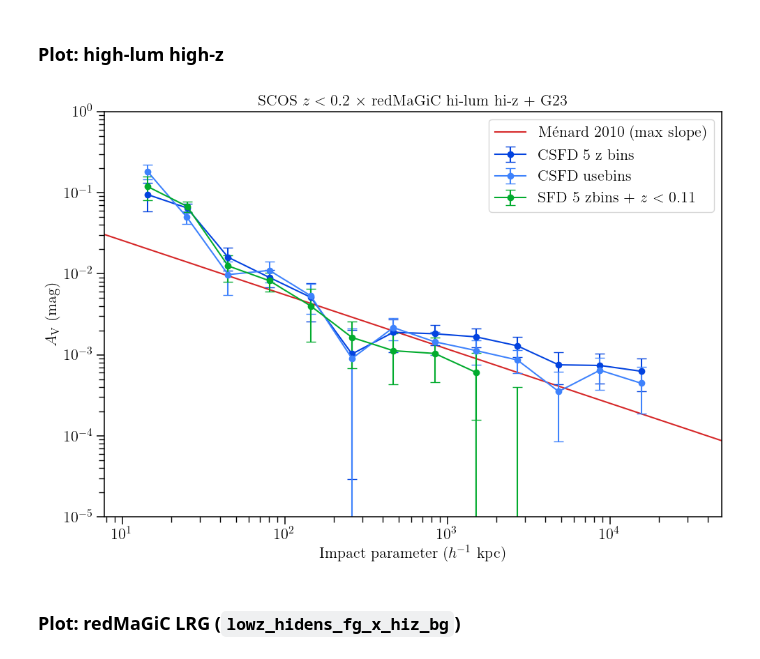
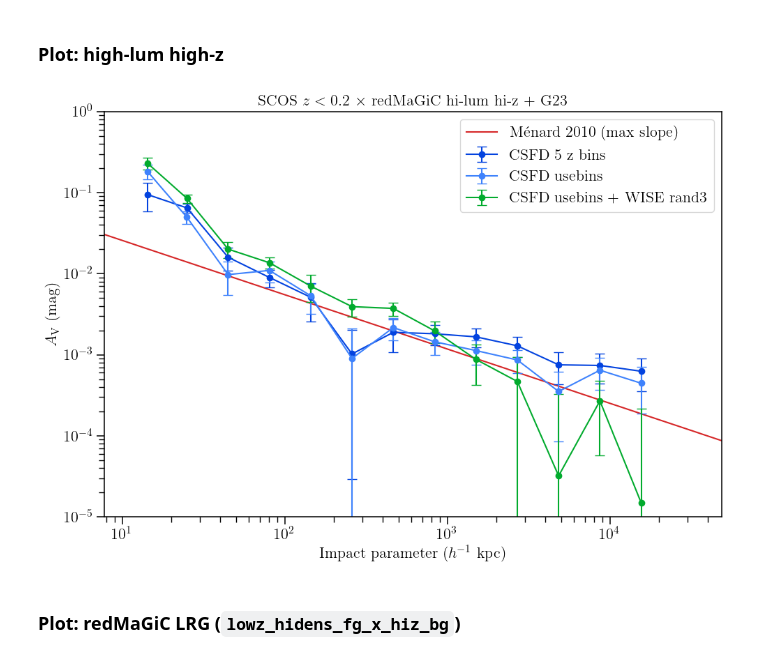
Before and after one commit to mcclearyj/dusthalos, a Jupyter notebook: writeup/csfd_dust_plots.ipynb, the cells around one changed output. Drawn from its saved outputs; the diff is of its cells as text; code cells hidden in the pictures.

Commit message:
checkpoint csfd plotting notebook

```diff
--- a/writeup/csfd_dust_plots.ipynb
+++ b/writeup/csfd_dust_plots.ipynb
@@ -115,6 +115,13 @@ dr_hiz_usebins_csfd = Table.read(output_path_hiz+'dustcorrel_g23_usebins_bg_rand
 fr_hiz_usebins_csfd = Table.read(output_path_hiz+'dustcorrel_g23_usebins_fg_randoms.txt', header_start=1, format='ascii')
 raw_hiz_usebins_csfd = Table.read(output_path_hiz+'dustcorrel_g23_usebins_raw_signal.txt', header_start=1, format='ascii')
 rr_hiz_usebins_csfd = Table.read(output_path_hiz+'dustcorrel_g23_usebins_fgxbg_randoms.txt', header_start=1, format='ascii')
+
+### Also random3, which was an alternative WISE catalog!
+dk_hiz_rand3_csfd = Table.read(output_path_hiz+'dustcorrel_usebins_wise_randoms3_compensated_signal.txt', header_start=1, format='ascii')
+dr_hiz_rand3_csfd = Table.read(output_path_hiz+'dustcorrel_usebins_wise_randoms3_bg_randoms.txt', header_start=1, format='ascii')
+fr_hiz_rand3_csfd = Table.read(output_path_hiz+'dustcorrel_usebins_wise_randoms3_fg_randoms.txt', header_start=1, format='ascii')
+raw_hiz_rand3_csfd = Table.read(output_path_hiz+'dustcorrel_usebins_wise_randoms3_raw_signal.txt', header_start=1, format='ascii')
+rr_hiz_rand3_csfd = Table.read(output_path_hiz+'dustcorrel_usebins_wise_randoms3_fgxbg_randoms.txt', header_start=1, format='ascii')
 # %% [markdown]
 ### Read in redMaGiC LRGs
 # %%
@@ -148,6 +155,7 @@ dust_hiz = dk_hiz['kappa'] - dr_hiz['kappa'] + rr_hiz['kappa']
 ## Hi-lum hiz CSFD dk_hiz_usebins_csfd
 dust_hiz_csfd = dk_hiz_csfd['kappa'] - dr_hiz_csfd['kappa'] + rr_hiz_csfd['kappa']
 dust_hiz_usebins_csfd = dk_hiz_usebins_csfd['kappa'] - dr_hiz_usebins_csfd['kappa'] + rr_hiz_usebins_csfd['kappa']
+dust_hiz_rand3_csfd = dk_hiz_rand3_csfd['kappa'] - dr_hiz_rand3_csfd['kappa'] + rr_hiz_rand3_csfd['kappa']
 
 ##
 ## redMaGic LRG sample (lowz_hidens_fg x hiz_bg)
@@ -225,37 +233,37 @@ fg_gal_kpc = cosmo.kpc_proper_per_arcmin(z_fg)
 # Menard relationship was in terms of h
 scl = fg_gal_kpc.value * cosmo.h
 
 fig, ax = plt.subplots(figsize=(10, 7), tight_layout=True)
 
 ax.plot(theory_r, av, color='tab:red',
         label=r'M\'{e}nard 2010 (max slope)')
 # What it says
 ax.errorbar(dk_hiz_csfd['meanr']*scl, dust_hiz_csfd,
             yerr=dk_hiz_csfd['sigma'], fmt='-o', capsize=5,
             color='xkcd:blue', label=r'CSFD 5 z bins')
 
 ax.errorbar(dk_hiz_usebins_csfd['meanr']*scl, dust_hiz_usebins_csfd,
             yerr=dk_hiz_usebins_csfd['sigma'], fmt='-o', capsize=5,
             color='xkcd:dodger blue', label=r'CSFD usebins')
 
-ax.errorbar(dk_hiz_csfd['meanr']*scl, dust_hiz,
+ax.errorbar(dk_hiz_csfd['meanr']*scl, dust_hiz_rand3_csfd,
             yerr=dk_hiz['sigma'], fmt='-o', capsize=5,
-            color='xkcd:kelly green', label=r'SFD 5 zbins + $z<0.11$')
+            color='xkcd:kelly green', label=r'CSFD usebins + WISE rand3')
 
 ax.set_xscale('log')
 ax.set_yscale('log')
 ax.set_xlim(0.08*scl, 500*scl)
 ax.set_ylim(1E-5, 1)
 ax.set_xlabel(r'Impact parameter ($h^{-1}$ kpc)', fontsize=16)
 ax.set_ylabel(r'$A_{\rm V}$ (mag)', fontsize=16)
 ax.set_title(r'SCOS $z < 0.2 \ \times $ redMaGiC hi-lum hi-z + G23', fontsize=16)
 ax.legend(fontsize=16)
 
-figname = 'dustcorrel_csfd_hiz_comp.png'
+figname = 'dustcorrel_csfd_hiz_comp2.png'
 fig.savefig(f"/Users/j.mccleary/Research/dusty_halos/dusthalos_emh/output/{figname}" )
 fig.savefig(f"/Users/j.mccleary/Research/dusty_halos/dusthalos_emh/writeup/figures_update2/{figname}" )
 # %% [output]
-[figure, old version]
+[figure, new version]
 # %% [markdown]
 ### Plot: redMaGiC LRG (`lowz_hidens_fg_x_hiz_bg`)
 # %%
```
Also changed, not shown: parts of 12 cells of this notebook.
